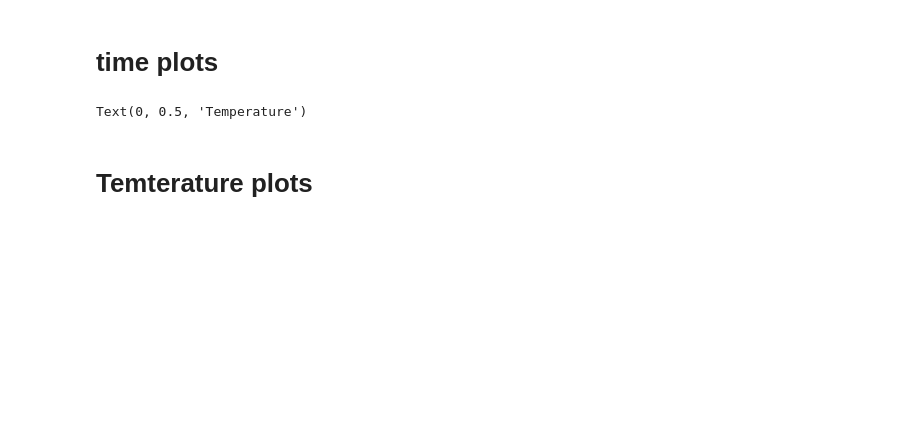
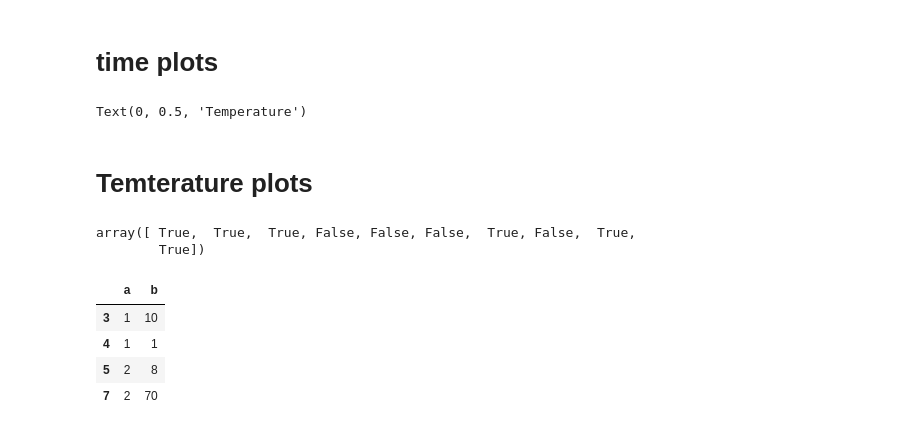
Before and after one commit to EnglishBeach/Diplom-work, a Jupyter notebook: plots.ipynb, the cells around one changed output. Saved outputs shown, nothing was run; the diff lists cells and outputs as text; code cells hidden in the pictures; blank space fills up the shorter version.

Commit message:
strange problem with q test

```diff
--- a/plots.ipynb
+++ b/plots.ipynb
@@ -90 +135,37 @@ fig = px.scatter(
 fig.show()
+# %%
+test= pd.DataFrame([
+    {'a':1,'b':2},
+    {'a':1,'b':3},
+    {'a':1,'b':2},
+    {'a':1,'b':10},
+    {'a':1,'b':1},
+    {'a':2,'b':8},
+    {'a':2,'b':9},
+    {'a':2,'b':70},
+    {'a':2,'b':23},
+    {'a':2,'b':9},
+
+])
+# %%
+def foo(g):
+    whisker_width=0
+    q1 = g.quantile(0.01)
+    q3 = g.quantile(0.99)
+    iqr = q3 - q1
+    return (g >= q1 - whisker_width*iqr) & (g <= q3 + whisker_width*iqr)
+    # return np.abs((g - g.median()) / iqr) < 2.22
+    # return np.abs((g - g.mean()) / g.std(ddof=0)) < 1
+mask = test.groupby(by='a')['b'].apply(foo).droplevel([0]).reset_index(drop=True).to_numpy()
+mask
+# %% [output]
+array([ True,  True,  True, False, False, False,  True, False,  True,
+        True])
+# %%
+test[~mask]
+# %% [output]
+|  | a | b |
+| 3 | 1 | 10 |
+| 4 | 1 | 1 |
+| 5 | 2 | 8 |
+| 7 | 2 | 70 |
```
Also changed, not shown: parts of 9 cells of this notebook.
